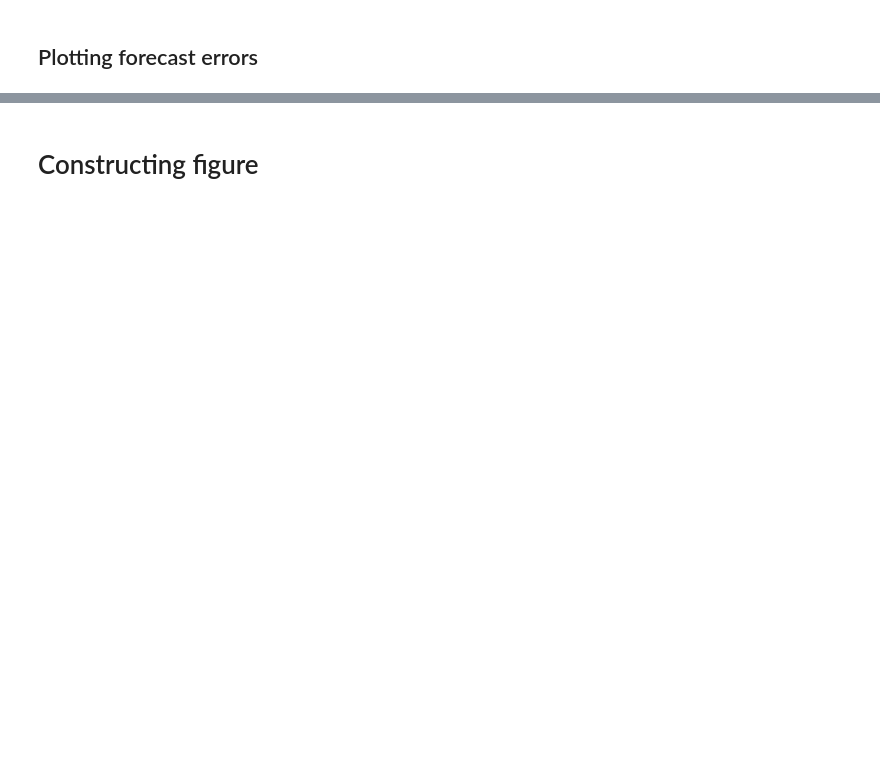
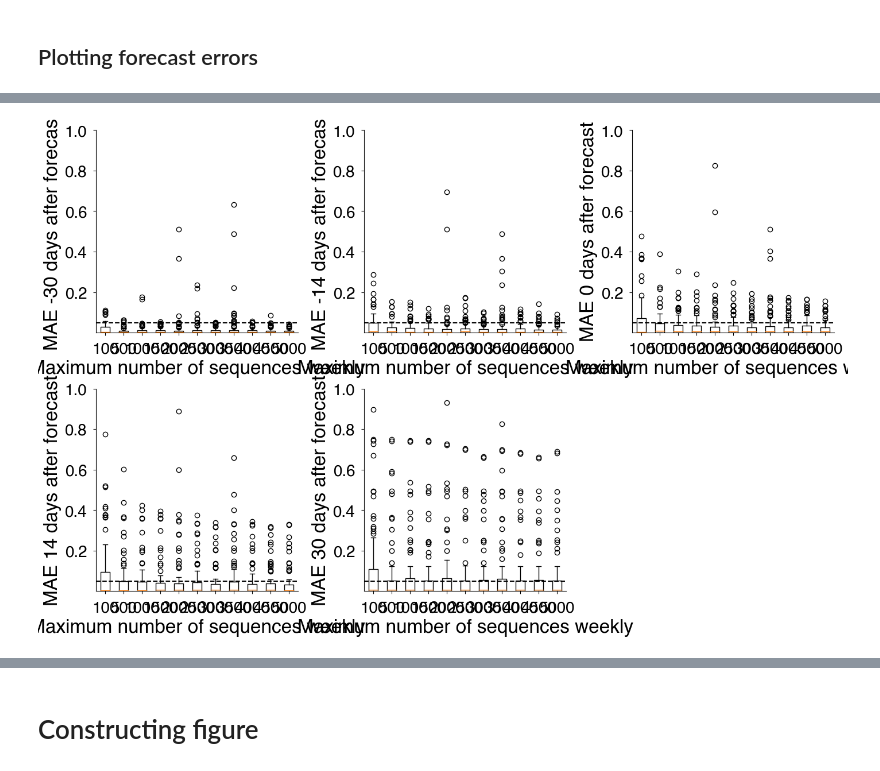
Before and after one commit to blab/ncov-forecasting-fit, a Jupyter notebook: notebooks/downscaling_plots.ipynb, the cells around one changed output, grey strips where cells are left out. Saved outputs shown, nothing was run; the diff lists cells and outputs as text; code cells hidden in the pictures; blank space fills up the shorter version.

```diff
--- a/notebooks/downscaling_plots.ipynb
+++ b/notebooks/downscaling_plots.ipynb
@@ -108,16 +133,18 @@ def simplify_axes(ax):
     ax.spines['top'].set_visible(False)
 # %%
 # Plot MAE over lead for each threshold
-fig = plt.figure(figsize=(14., 4.), constrained_layout=True)
+fig = plt.figure(figsize=(14., 9.), constrained_layout=True)
 spec = fig.add_gridspec(ncols=3, nrows=2)
 
 # What should panels be
 
 
-def plot_error_by_thres_at_lead(ax, errors, lead, ylabel=None):
+def plot_error_by_thres_at_lead(ax, errors, lead, location, ylabel=None):
     _errors = errors.copy()
     if lead is not None:
         _errors = _errors[_errors.lead == lead]
+
+    _errors = _errors[_errors.location == location]
 
     mean_errors_by_thres = _errors.groupby("thres").agg({'MAE':['mean','sem']}).reset_index()
     ax.plot(_errors.thres, _errors.MAE, ec="k", alpha=0.5)
@@ -132,35 +159,39 @@ def plot_error_by_thres_at_lead(ax, errors, lead, ylabel=None):
     ax.set_xlabel("Maximum # of sequences weekly")
     ax.set_ylabel(ylabel)
 
-def plot_error_by_thres_at_lead(ax, errors, lead, ylabel=None, desired_thres=0.05):
+def plot_error_by_thres_at_lead(ax, errors, lead, location, ylabel=None, desired_thres=0.05):
     _errors = errors.copy()
     if lead is not None:
         _errors = _errors[_errors.lead == lead]
+
+    _errors = _errors[_errors.location == location]
 
     ax.boxplot([df.MAE for n,df in _errors.groupby("thres")])
     ax.set_xticklabels([n for n,df in _errors.groupby("thres")])
 
     ax.axhline(y=desired_thres, color="k", linestyle="--", linewidth=1.5)
     ax.set_xlabel("Maximum number of sequences weekly")
     ax.set_ylabel(ylabel)
 
 
 for l, lead in enumerate(LEADS_TO_PLOT):
     ax = fig.add_subplot(spec[l])
 
     if l == 0:
         ax0 = ax
     else:
         ax.sharey(ax0)
 
     simplify_axes(ax)
-    plot_error_by_thres_at_lead(ax, errors, lead, ylabel=f"MAE {lead} days after forecast")
+    plot_error_by_thres_at_lead(ax, errors, lead, "United Kingdom", ylabel=f"MAE {lead} days after forecast")
 
     # Changing axes
     #ax.set_yscale("log")
     ax.set_ylim((1e-4, 1.0))
     #ax.set_yticks([0.001, 0.005, 0.05, 0.1, 0.5, 1.0])
     #ax.set_yticklabels(["0.1%", "0.5%", "5%", "10%", "50%", "100%"])
 
 # Change y-axes lo
+# %% [output]
+[figure, added]
 # %%
```
Also changed, not shown: parts of 17 cells of this notebook, 2 other files.
